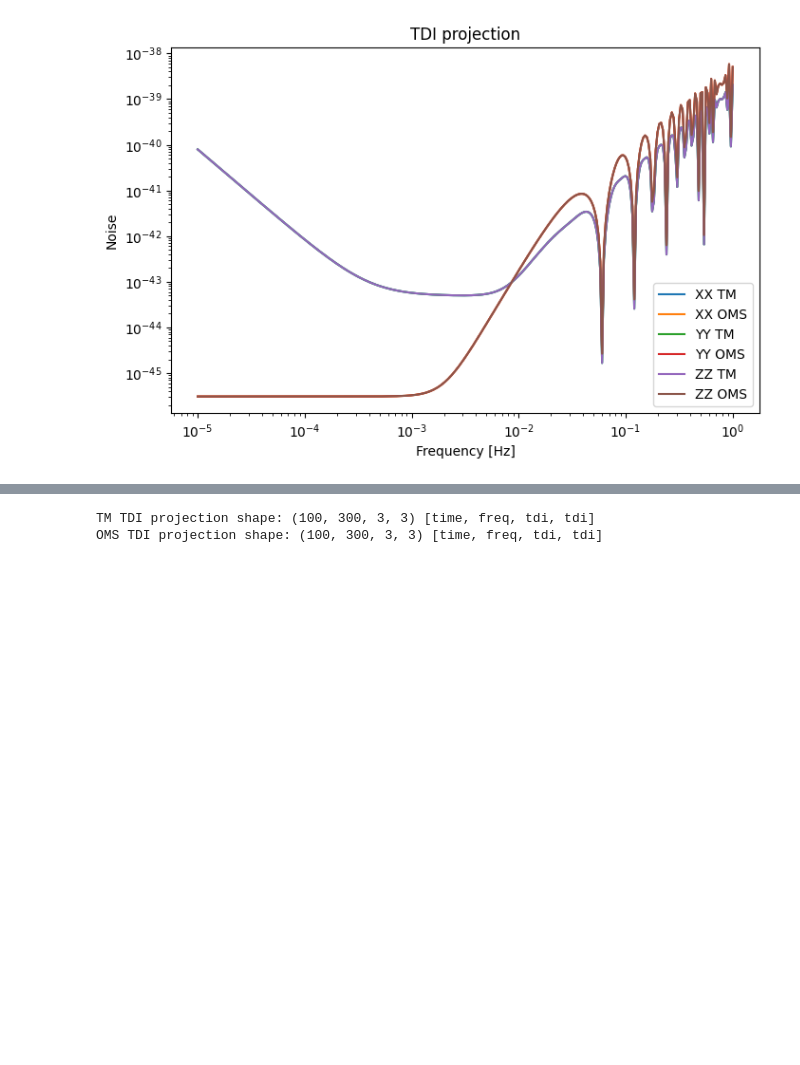
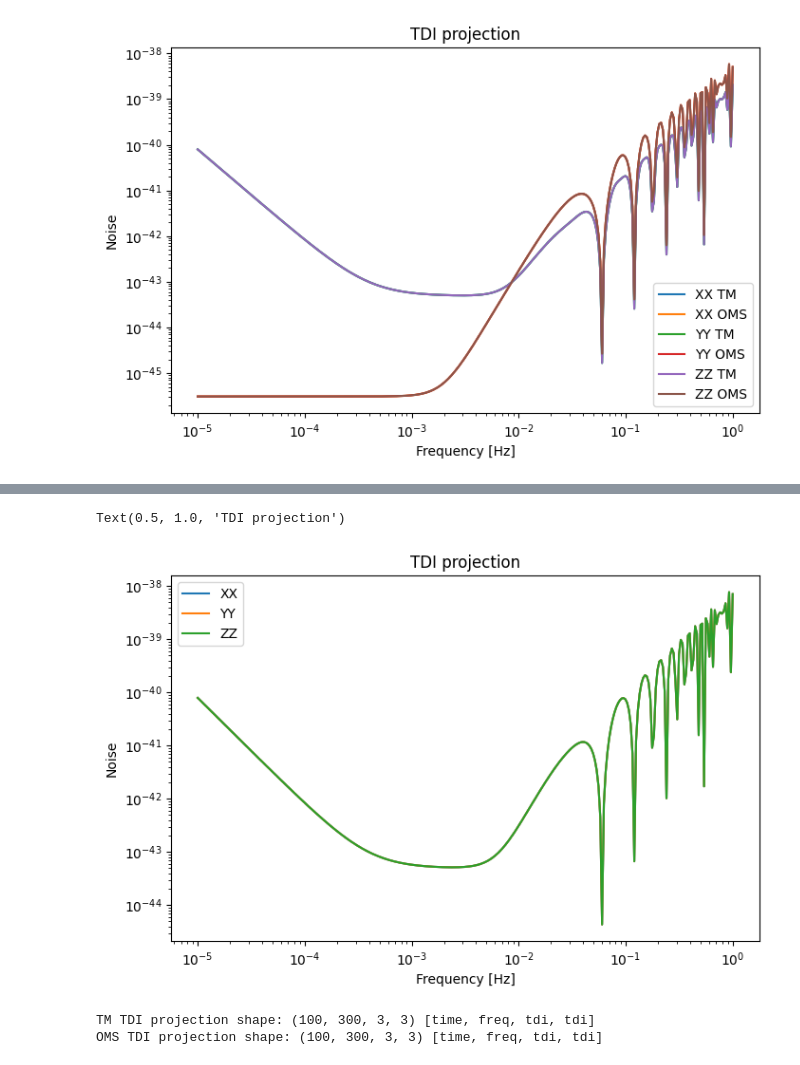
Before and after one commit to Mauropieroni/GW_response, a Jupyter notebook: tutorial.ipynb, the cells around one changed output, grey strips where cells are left out. Cells and saved outputs as stored; diff of their text form; code cells hidden in the pictures; blank space fills up the shorter version.

```diff
--- a/tutorial.ipynb
+++ b/tutorial.ipynb
@@ -496,0 +527,24 @@ Text(0.5, 1.0, 'TDI projection')
+# %%
+# Or in one combined step for TM and OMS
+noise_matrix = gwr.noise_matrix(
+    TDI_idx=TDI_idx,
+    frequency=freqs,
+    TM_acceleration_parameters=TM_params,
+    OMS_parameters=OMS_params,
+    arms_matrix_rescaled=lisa.detector_arms(time_in_years=time_in_years)
+    / lisa.armlength,
+    x_vector=lisa.x(freqs),
+)
+if GENERATE_TEST_DATA:
+    np.save("testing/test_data/noise_matrix.npy", np.array(noise_matrix))
+fig = plt.figure(figsize=(8, 5))
+labels = ["XX", "YY", "ZZ"]
+for i in range(3):
+    plt.loglog(freqs, noise_matrix[0, :, i, i], label=gwr.TDI_labels[TDI_combination][i])
+plt.legend()
+plt.xlabel("Frequency [Hz]")
+plt.ylabel("Noise")
+plt.title("TDI projection")
+# %% [output]
+Text(0.5, 1.0, 'TDI projection')
+[figure, added]
```
Also changed, not shown: parts of 21 cells of this notebook, 12 other files.
